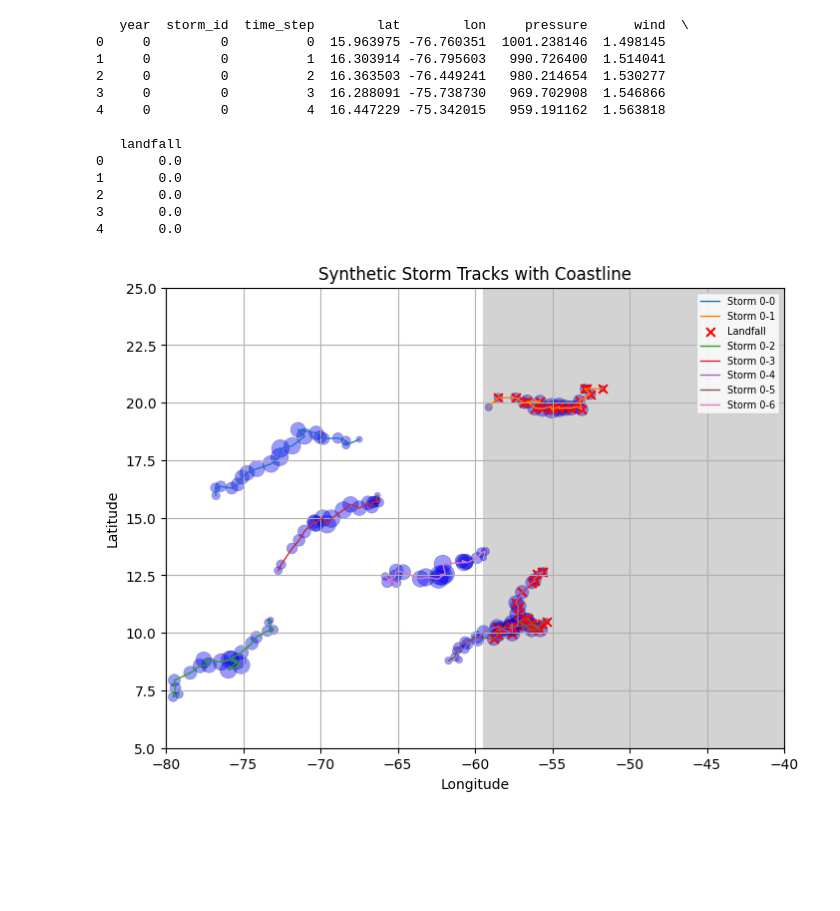
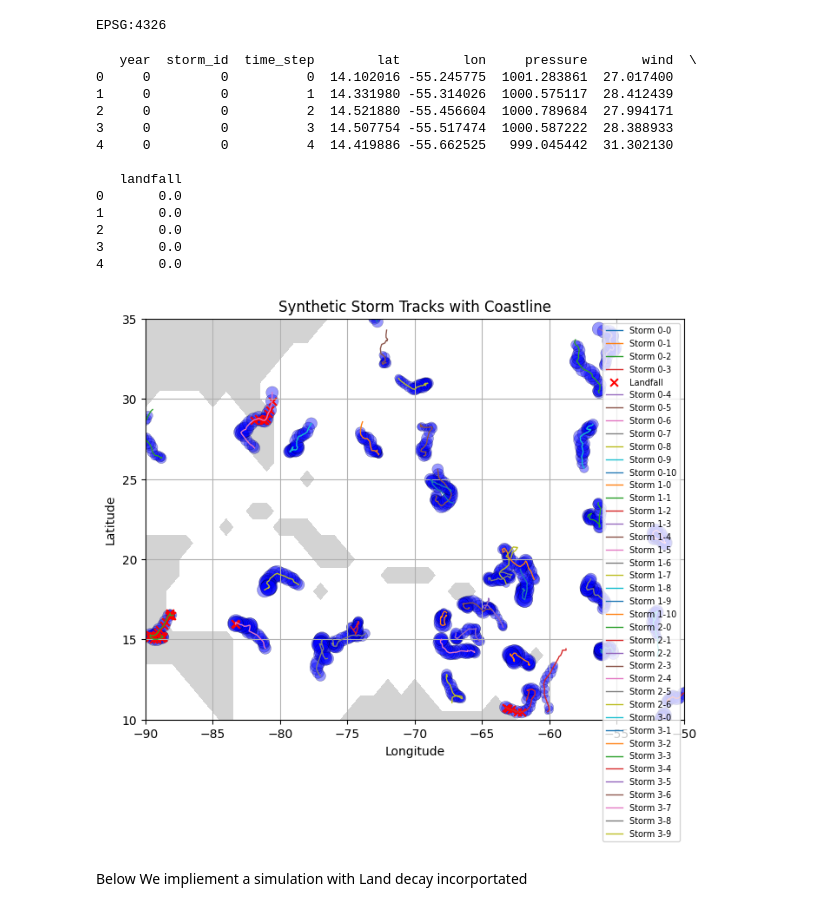
Before and after one commit to Ajjme/Feedback_Systems, a Jupyter notebook: STORM_Toy_Model.ipynb, the cells around one changed output. Drawn from its saved outputs; the diff is of its cells as text; code cells hidden in the pictures; blank space fills up the shorter version.

```diff
--- a/STORM_Toy_Model.ipynb
+++ b/STORM_Toy_Model.ipynb
@@ -2,0 +61,5 @@
+# %%
+
+print(gdf.crs)
+# %% [output]
+EPSG:4326
@@ -2,0 +68,9 @@
+# %%
+gdf = gdf.to_crs("EPSG:4326")
+# %%
+lats, lons, mask = make_land_mask(
+    lat_range=(25,31),
+    lon_range=(-87,-80),
+    res=0.5,
+    shapefile=shapefile_path
+)
@@ -122,5 +297,36 @@ def run_STORM(years=2, basin_bounds=(5, 25, -80, -40)):
+# %%
+# ---------------------------
+# Step 6: Run Simulation
+# ---------------------------
+def run_STORM(years=2, basin_bounds=(10, 35, -90, -50)):
+    lats, lons, mask = make_land_mask((10, 35), (-90, -50))
+    records = []  # instead of numpy array
+
+    for year in range(years):
+        n_storms = sample_storms_per_year()
+        genesis_points = sample_genesis_locations(n_storms, basin_bounds, lats, lons, mask)
+
+        for sid, (lat, lon) in enumerate(genesis_points):
+            track_lat, track_lon = simulate_track(lat, lon)
+            pressure, wind = simulate_intensity(len(track_lat))
+            landfall_flags = check_landfall(track_lat, track_lon, lats, lons, mask, basin_bounds)
+
+            for t in range(len(track_lat)):
+                records.append({
+                    "year": year,
+                    "storm_id": sid,
+                    "time_step": t,
+                    "lat": track_lat[t],
+                    "lon": track_lon[t],
+                    "pressure": pressure[t],
+                    "wind": wind[t],
+                    "landfall": landfall_flags[t]
+                })
+
+    # Convert to DataFrame
+    return pd.DataFrame(records)
 # %%
-def plot_tracks(df, basin_bounds=(5, 25, -80, -40)):
+def plot_tracks(df, basin_bounds=(10, 35, -90, -50)): #def plot_tracks(df, basin_bounds=(5, 25, -80, -40)):
     # --- Land mask for coastline ---
     lats, lons, mask = make_land_mask((basin_bounds[0], basin_bounds[1]),
                                       (basin_bounds[2], basin_bounds[3]))
@@ -170,21 +376,23 @@ def plot_tracks(df, basin_bounds=(5, 25, -80, -40)):
     plt.grid(True)
     plt.show()
 # %%
-df = run_STORM(years=1)
+df = run_STORM(years=4)
 print(df.head())
 plot_tracks(df)
 # %% [output]
-   year  storm_id  time_step        lat        lon     pressure      wind  \
-0     0         0          0  15.963975 -76.760351  1001.238146  1.498145
-1     0         0          1  16.303914 -76.795603   990.726400  1.514041
-2     0         0          2  16.363503 -76.449241   980.214654  1.530277
-3     0         0          3  16.288091 -75.738730   969.702908  1.546866
-4     0         0          4  16.447229 -75.342015   959.191162  1.563818
+   year  storm_id  time_step        lat        lon     pressure       wind  \
+0     0         0          0  14.102016 -55.245775  1001.283861  27.017400
+1     0         0          1  14.331980 -55.314026  1000.575117  28.412439
+2     0         0          2  14.521880 -55.456604  1000.789684  27.994171
+3     0         0          3  14.507754 -55.517474  1000.587222  28.388933
+4     0         0          4  14.419886 -55.662525   999.045442  31.302130
 
    landfall
 0       0.0
 1       0.0
 2       0.0
 3       0.0
 4       0.0
-[figure, old version]
+[figure, new version]
+# %% [markdown]
+Below We impliement a simulation with Land decay incorportated
```
Also changed, not shown: parts of 12 cells of this notebook.
